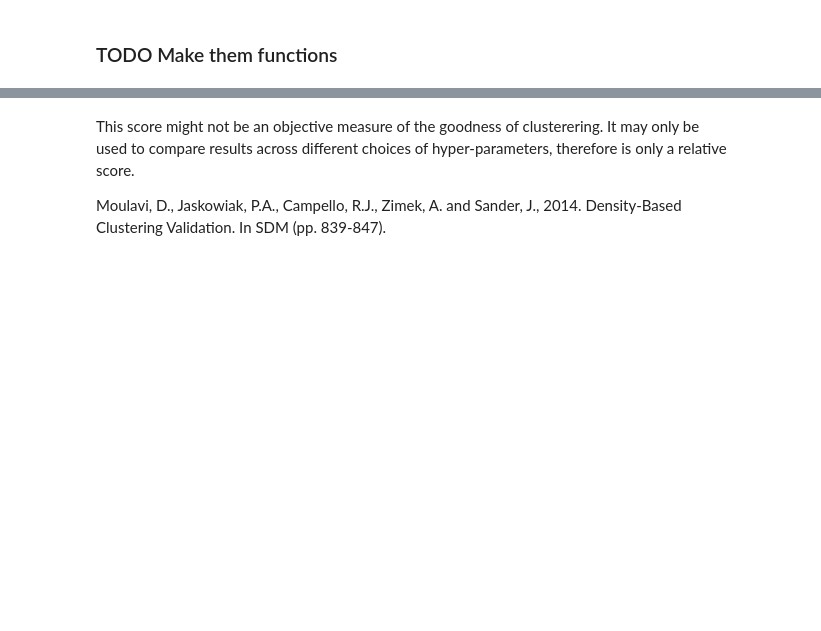
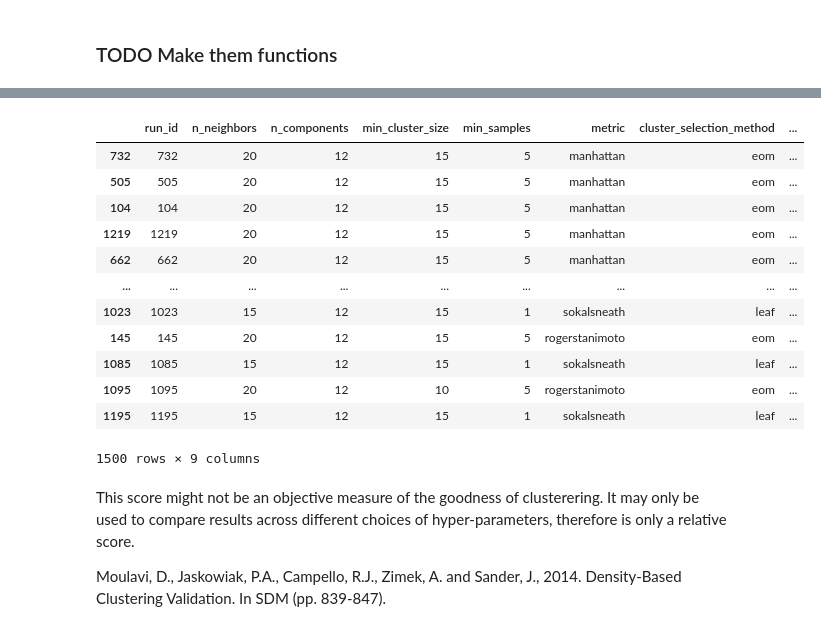
Before and after one commit to bigliolimatteo/how-politicians-change-their-mind, a Jupyter notebook: main.ipynb, the cells around one changed output, grey strips where cells are left out. Cells and saved outputs as stored; diff of their text form; code cells hidden in the pictures; blank space fills up the shorter version.

```diff
--- a/main.ipynb
+++ b/main.ipynb
@@ -346,0 +371,17 @@ random_search(X_tfidf, param_dist, 500)
+# %%
+hyp_bert = random_search(embeddings, param_dist, 1500)
+hyp_bert
+# %% [output]
+|  | run_id | n_neighbors | n_components | min_cluster_size | min_samples | metric | cluster_selection_method | ... |
+| 732 | 732 | 20 | 12 | 15 | 5 | manhattan | eom | ... |
+| 505 | 505 | 20 | 12 | 15 | 5 | manhattan | eom | ... |
+| 104 | 104 | 20 | 12 | 15 | 5 | manhattan | eom | ... |
+| 1219 | 1219 | 20 | 12 | 15 | 5 | manhattan | eom | ... |
+| 662 | 662 | 20 | 12 | 15 | 5 | manhattan | eom | ... |
+| ... | ... | ... | ... | ... | ... | ... | ... | ... |
+| 1023 | 1023 | 15 | 12 | 15 | 1 | sokalsneath | leaf | ... |
+| 145 | 145 | 20 | 12 | 15 | 5 | rogerstanimoto | eom | ... |
+| 1085 | 1085 | 15 | 12 | 15 | 1 | sokalsneath | leaf | ... |
+| 1095 | 1095 | 20 | 12 | 10 | 5 | rogerstanimoto | eom | ... |
+| 1195 | 1195 | 15 | 12 | 15 | 1 | sokalsneath | leaf | ... |
+1500 rows × 9 columns
```
Also changed, not shown: parts of 14 cells of this notebook.
